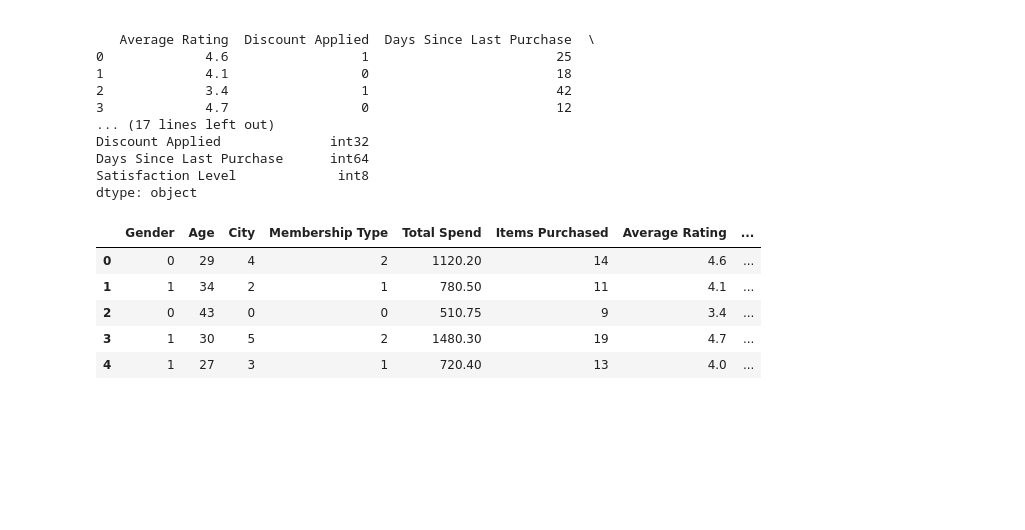
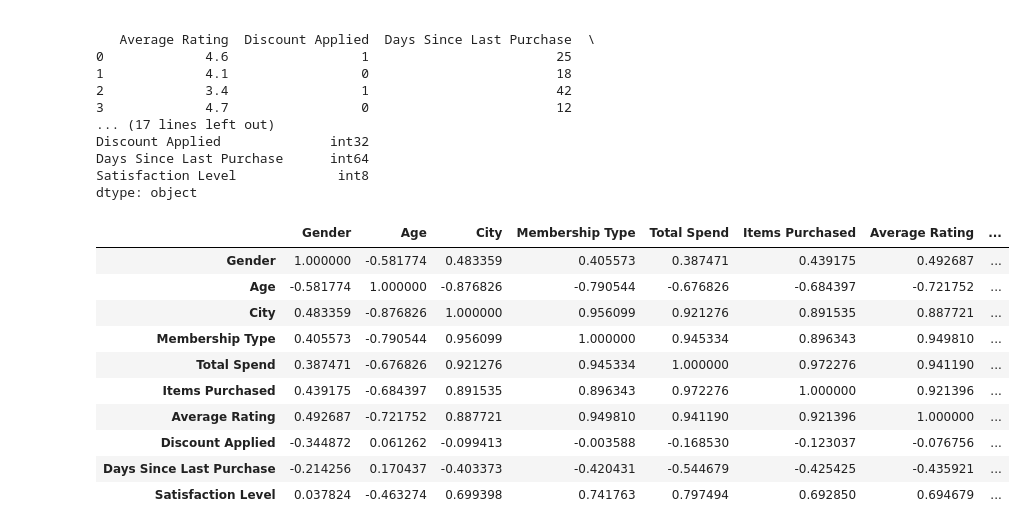
Before and after one commit to BrightmanMT/Customer_Segmentation_kmeans, a Jupyter notebook: kmeans.ipynb, the cells around one changed output. Drawn from its saved outputs; the diff is of its cells as text; code cells hidden in the pictures; blank space fills up the shorter version.

```diff
--- a/kmeans.ipynb
+++ b/kmeans.ipynb
@@ -283,11 +304,17 @@ Days Since Last Purchase      int64
 Satisfaction Level             int8
 dtype: object
 # %%
-df.head()
+corr = df.corr()
+corr
 # %% [output]
 |  | Gender | Age | City | Membership Type | Total Spend | Items Purchased | Average Rating | ... |
-| 0 | 0 | 29 | 4 | 2 | 1120.20 | 14 | 4.6 | ... |
-| 1 | 1 | 34 | 2 | 1 | 780.50 | 11 | 4.1 | ... |
-| 2 | 0 | 43 | 0 | 0 | 510.75 | 9 | 3.4 | ... |
-| 3 | 1 | 30 | 5 | 2 | 1480.30 | 19 | 4.7 | ... |
-| 4 | 1 | 27 | 3 | 1 | 720.40 | 13 | 4.0 | ... |
+| Gender | 1.000000 | -0.581774 | 0.483359 | 0.405573 | 0.387471 | 0.439175 | 0.492687 | ... |
+| Age | -0.581774 | 1.000000 | -0.876826 | -0.790544 | -0.676826 | -0.684397 | -0.721752 | ... |
+| City | 0.483359 | -0.876826 | 1.000000 | 0.956099 | 0.921276 | 0.891535 | 0.887721 | ... |
+| Membership Type | 0.405573 | -0.790544 | 0.956099 | 1.000000 | 0.945334 | 0.896343 | 0.949810 | ... |
+| Total Spend | 0.387471 | -0.676826 | 0.921276 | 0.945334 | 1.000000 | 0.972276 | 0.941190 | ... |
+| Items Purchased | 0.439175 | -0.684397 | 0.891535 | 0.896343 | 0.972276 | 1.000000 | 0.921396 | ... |
+| Average Rating | 0.492687 | -0.721752 | 0.887721 | 0.949810 | 0.941190 | 0.921396 | 1.000000 | ... |
+| Discount Applied | -0.344872 | 0.061262 | -0.099413 | -0.003588 | -0.168530 | -0.123037 | -0.076756 | ... |
+| Days Since Last Purchase | -0.214256 | 0.170437 | -0.403373 | -0.420431 | -0.544679 | -0.425425 | -0.435921 | ... |
+| Satisfaction Level | 0.037824 | -0.463274 | 0.699398 | 0.741763 | 0.797494 | 0.692850 | 0.694679 | ... |
```
Also changed, not shown: parts of 25 cells of this notebook, 7 other files.
